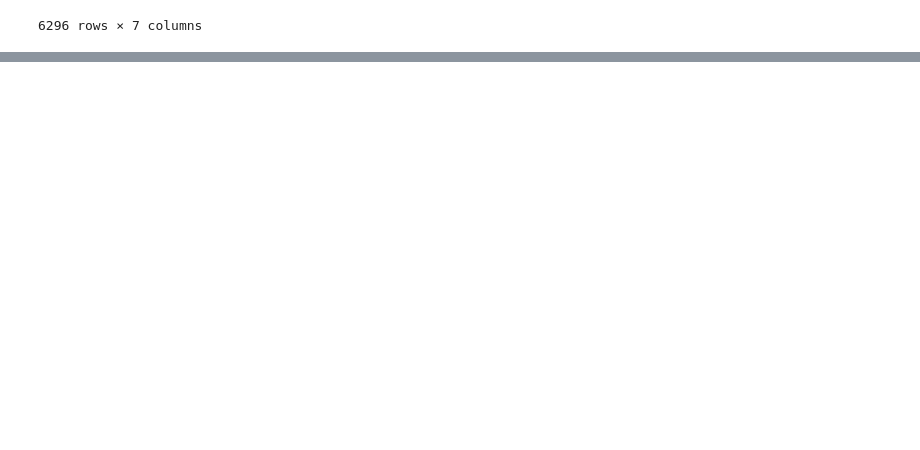
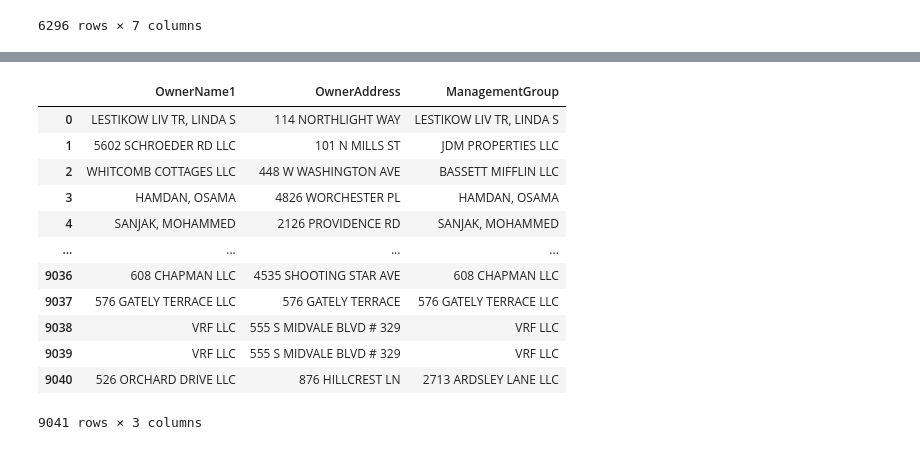
Before and after one commit to evan203/LeaseLens, a Jupyter notebook: parcel_data.ipynb, the cells around one changed output, grey strips where cells are left out. Cells and saved outputs as stored; diff of their text form; code cells hidden in the pictures; blank space fills up the shorter version.

Commit message:
strip management company names

```diff
--- a/parcel_data.ipynb
+++ b/parcel_data.ipynb
@@ -153,0 +176,43 @@ all_rented_df
+# %%
+all_rented_df['OwnerAddress'] = all_rented_df['OwnerAddress'].str.strip().str.upper()
+df['OwnerName1'] = df['OwnerName1'].str.replace(r'^%\s*', '', regex=True)
+df['OwnerName2'] = df['OwnerName2'].str.replace(r'^%\s*', '', regex=True)
+
+def find_parent_group(group):
+    # Combine all names from both columns into one big list for this address
+    all_names = pd.concat([group['OwnerName1'], group['OwnerName2']])
+
+    # Remove empty strings and common "placeholder" LLCs if you want,
+    # but value_counts().idxmax() will naturally pick the most frequent specific name.
+    all_names = all_names[all_names != '']
+
+    if all_names.empty:
+        return "Unknown"
+
+    # Returns the most common name at this address
+    return all_names.value_counts().idxmax()
+
+# 3. Apply the logic
+# We group by the address and find the 'consensus' owner
+address_map = all_rented_df.groupby('OwnerAddress').apply(find_parent_group).to_dict()
+
+# 4. Map that consensus back to a new column
+all_rented_df['ManagementGroup'] = all_rented_df['OwnerAddress'].map(address_map)
+
+# 3. Optional: Check your work
+# This will show you the original name vs the new parent group name
+all_rented_df[['OwnerName1', 'OwnerAddress', 'ManagementGroup']]
+# %% [output]
+|  | OwnerName1 | OwnerAddress | ManagementGroup |
+| 0 | LESTIKOW LIV TR, LINDA S | 114 NORTHLIGHT WAY | LESTIKOW LIV TR, LINDA S |
+| 1 | 5602 SCHROEDER RD LLC | 101 N MILLS ST | JDM PROPERTIES LLC |
+| 2 | WHITCOMB COTTAGES LLC | 448 W WASHINGTON AVE | BASSETT MIFFLIN LLC |
+| 3 | HAMDAN, OSAMA | 4826 WORCHESTER PL | HAMDAN, OSAMA |
+| 4 | SANJAK, MOHAMMED | 2126 PROVIDENCE RD | SANJAK, MOHAMMED |
+| ... | ... | ... | ... |
+| 9036 | 608 CHAPMAN LLC | 4535 SHOOTING STAR AVE | 608 CHAPMAN LLC |
+| 9037 | 576 GATELY TERRACE LLC | 576 GATELY TERRACE | 576 GATELY TERRACE LLC |
+| 9038 | VRF LLC | 555 S MIDVALE BLVD # 329 | VRF LLC |
+| 9039 | VRF LLC | 555 S MIDVALE BLVD # 329 | VRF LLC |
+| 9040 | 526 ORCHARD DRIVE LLC | 876 HILLCREST LN | 2713 ARDSLEY LANE LLC |
+9041 rows × 3 columns
```
Also changed, not shown: parts of 4 cells of this notebook.
